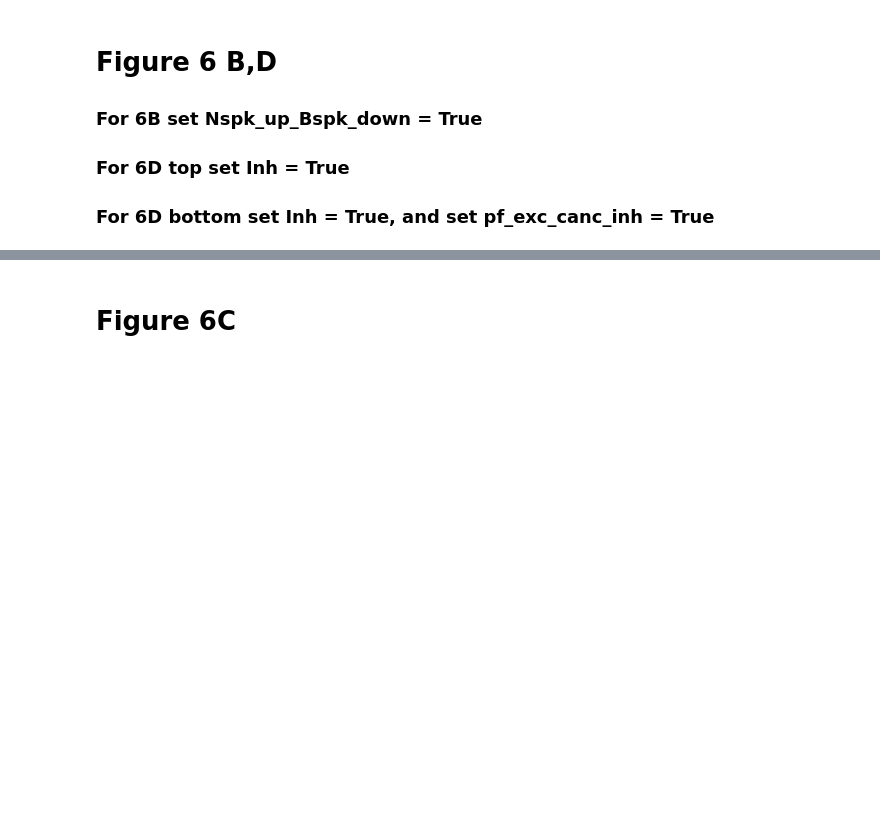
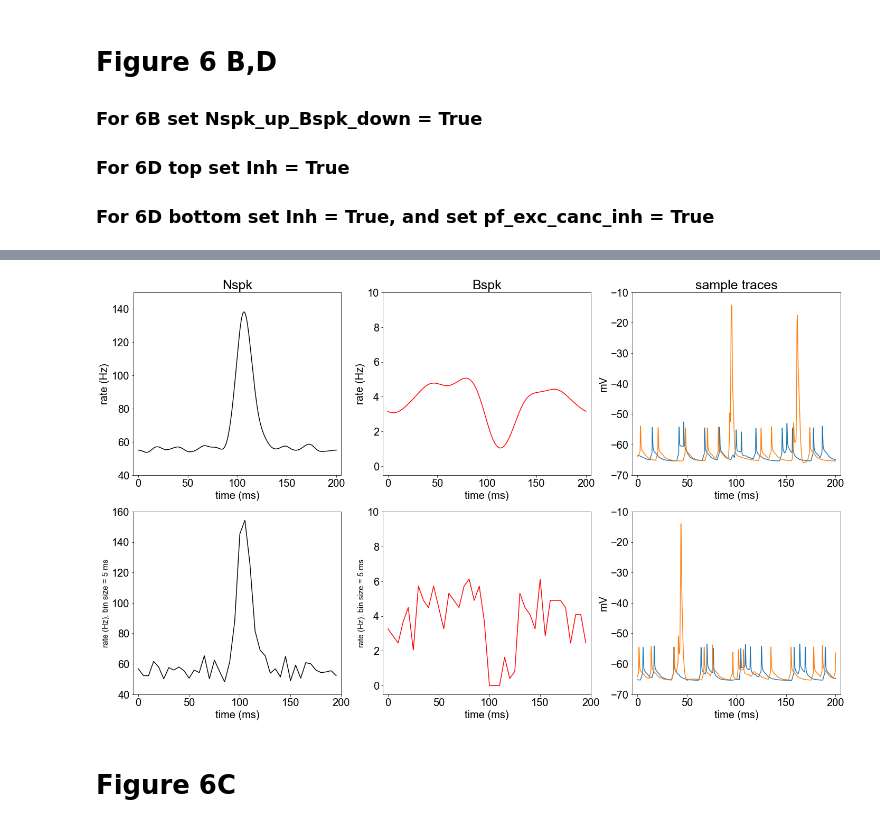
Before and after one commit to ModelDBRepository/259261, a Jupyter notebook: Generate plots.ipynb, the cells around one changed output, grey strips where cells are left out. Cells and saved outputs as stored; diff of their text form; code cells hidden in the pictures; blank space fills up the shorter version.

```diff
--- a/Generate plots.ipynb
+++ b/Generate plots.ipynb
@@ -154,0 +229,91 @@ print(elapsed)
+# %%
+spk_times_soma = turn_trace_to_spk(all_trials, min_hight_nspk = -60, min_hight_bspk = -40,\
+                                   prom_nspk = .5, prom_bspk = 15)
+spk_rates_soma = make_spk_rate(spk_times_soma, trial_length_dt,Method = 'wrap',Nspk_time_ms = 5, Bspk_time_ms = 10)
+
+bins_ms = 5 #ms
+nr_iter = len(all_trials)
+bin_Nspk = bin_data(spk_rates_soma['Nspk_number'],eliminate_trials = 0,trial_length = bins_ms)
+bin_Bspk = bin_data(spk_rates_soma['Bspk_number'],eliminate_trials = 0,trial_length = bins_ms)
+
+fs = 20
+ts = 25
+
+%matplotlib inline
+fig = plt.figure(figsize=(24,14)) # Default figsize is (8,6)
+plt.rc('xtick',labelsize=fs)
+plt.rc('ytick',labelsize=fs)
+
+plt.subplot(2,3,3)
+rnd_num = np.random.randint(0,len(all_trials),2);
+for ii in rnd_num:
+    print(ii)
+    plt.plot(all_trials[ii])
+locs, labels = plt.xticks()
+dt = 0.025
+ticknames = np.require(locs*dt,dtype=np.int)
+plt.xticks(locs, ticknames)
+plt.ylabel('mV', fontsize=fs)
+plt.xlabel('time (ms)', fontsize=fs)
+plt.title('sample traces', fontsize=ts)
+plt.ylim([-70,-10])
+plt.xlim([-5/dt,205/dt])
+
+plt.subplot(2,3,6)
+rnd_num = np.random.randint(0,len(all_trials),2);
+for ii in rnd_num:
+    print(ii)
+    plt.plot(all_trials[ii])
+locs, labels = plt.xticks()
+dt = 0.025
+ticknames = np.require(locs*dt,dtype=np.int)
+plt.xticks(locs, ticknames)
+plt.ylabel('mV', fontsize=fs)
+plt.xlabel('time (ms)', fontsize=fs)
+plt.ylim([-70,-10])
+plt.xlim([-5/dt,205/dt])
+
+plt.subplot(2,3,1)
+plt.plot(spk_rates_soma['Nspk_rate_smoothed'],'k')
+locs, labels = plt.xticks()
+dt = 0.025
+ticknames = np.require(locs*dt,dtype=np.int)
+plt.xticks(locs, ticknames)
+plt.ylabel('rate (Hz)', fontsize=fs)
+plt.xlabel('time (ms)', fontsize=fs)
+plt.ylim([20,150])
+plt.title('Nspk', fontsize=ts)
+plt.xlim([-5/dt,205/dt])
+
+plt.subplot(2,3,4)
+plt.plot(bin_Nspk/nr_iter/(bins_ms*0.001),'k')
+locs, labels = plt.xticks()
+ticknames = np.require(locs*bins_ms,dtype=np.int)
+plt.xticks(locs, ticknames)
+plt.ylabel('rate (Hz), bin size = {} ms'.format(bins_ms), fontsize=15)
+plt.xlabel('time (ms)',fontsize=fs)
+plt.ylim([20,160])
+plt.xlim([-1,len(bin_Nspk)])
+
+plt.subplot(2,3,2)
+plt.plot(spk_rates_soma['Bspk_rate_smoothed'],'r')
+locs, labels = plt.xticks()
+dt = 0.025
+ticknames = np.require(locs*dt,dtype=np.int)
+plt.xticks(locs, ticknames)
+plt.ylabel('rate (Hz)', fontsize=fs)
+plt.xlabel('time (ms)', fontsize=fs)
+plt.ylim([-0.5, 10])
+plt.title('Bspk', fontsize=ts)
+plt.xlim([-5/dt,205/dt])
+
+plt.subplot(2,3,5)
+plt.plot(bin_Bspk/nr_iter/(bins_ms*0.001),'r')
+locs, labels = plt.xticks();
+ticknames = np.require(locs*bins_ms,dtype=np.int)
+plt.xticks(locs, ticknames)
+plt.ylabel('rate (Hz), bin size = {} ms'.format(bins_ms), fontsize=15)
+plt.xlabel('time (ms)', fontsize=fs)
+plt.ylim([-0.5,10])
+plt.xlim([-1,len(bin_Bspk)])
+# %% [output]
@@ -155,3 +325,4 @@ print(elapsed)
+[figure, added]
 # %% [markdown]
 # Figure 6C
 # %%
```
Also changed, not shown: parts of 12 cells of this notebook, 2 other files.
